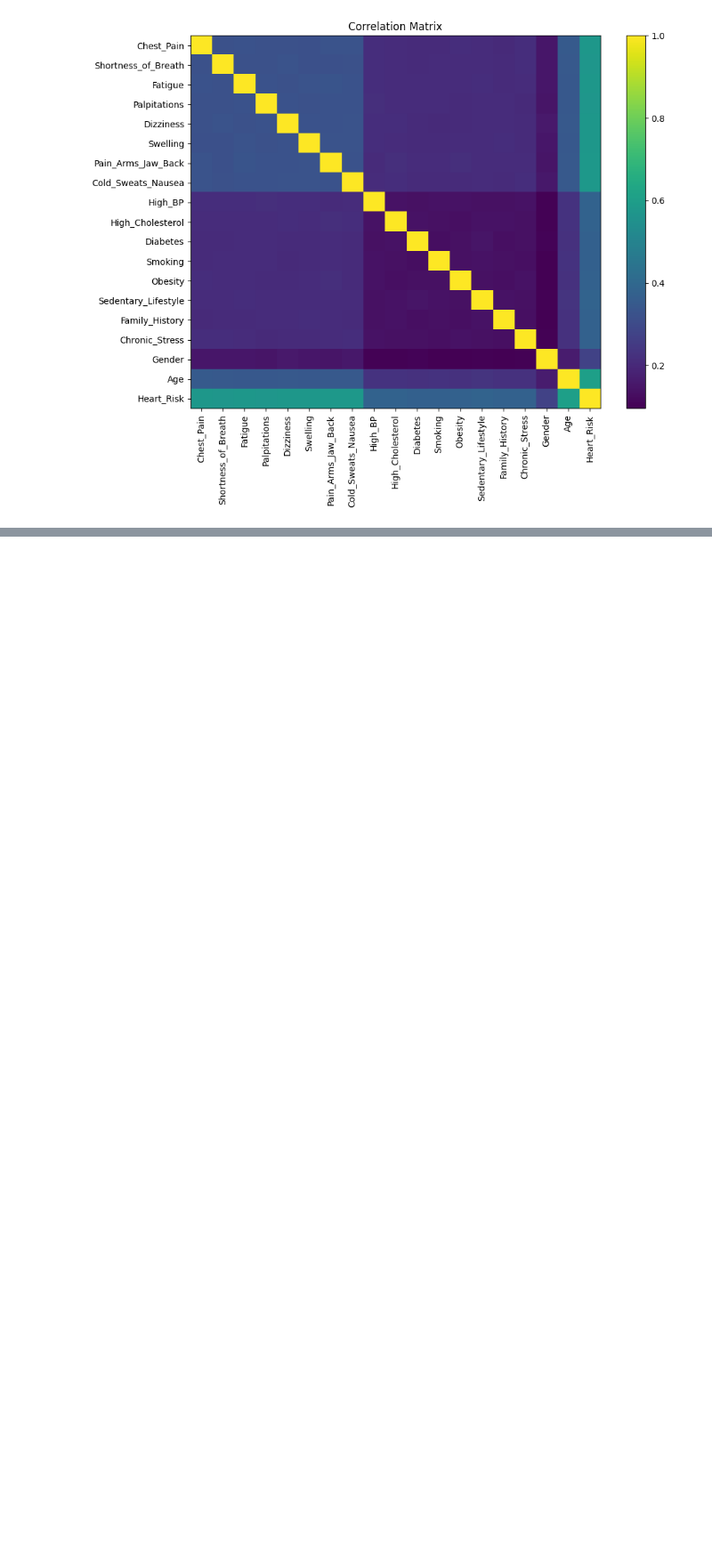
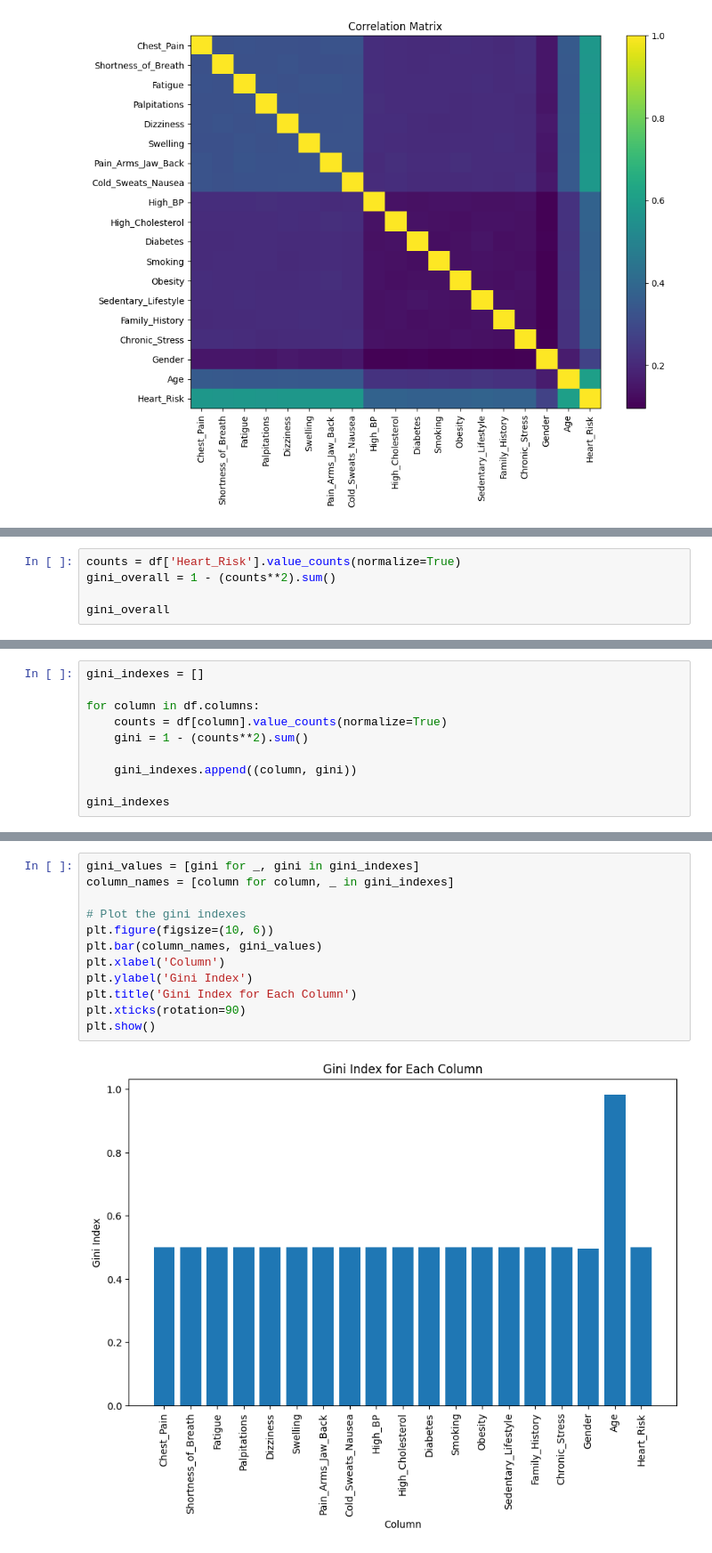
Before and after one commit to popalexr/Heart-disease-risk-prediction, a Jupyter notebook: notebook.ipynb, the cells around one changed output, grey strips where cells are left out. Shown at 89% size. Saved outputs shown, nothing was run; the diff lists cells and outputs as text; blank space fills up the shorter version.

Commit message:
Added Gini Index, Information Quantity and Entropy.

```diff
--- a/notebook.ipynb
+++ b/notebook.ipynb
@@ -188,0 +193,5 @@ plt.show()
+# %%
+counts = df['Heart_Risk'].value_counts(normalize=True)
+gini_overall = 1 - (counts**2).sum()
+
+gini_overall
@@ -188,0 +202,10 @@ plt.show()
+# %%
+gini_indexes = []
+
+for column in df.columns:
+    counts = df[column].value_counts(normalize=True)
+    gini = 1 - (counts**2).sum()
+
+    gini_indexes.append((column, gini))
+
+gini_indexes
@@ -188,0 +232,14 @@ plt.show()
+# %%
+gini_values = [gini for _, gini in gini_indexes]
+column_names = [column for column, _ in gini_indexes]
+
+# Plot the gini indexes
+plt.figure(figsize=(10, 6))
+plt.bar(column_names, gini_values)
+plt.xlabel('Column')
+plt.ylabel('Gini Index')
+plt.title('Gini Index for Each Column')
+plt.xticks(rotation=90)
+plt.show()
+# %% [output]
+[figure, added]
```
Also changed, not shown: parts of 13 cells of this notebook.
